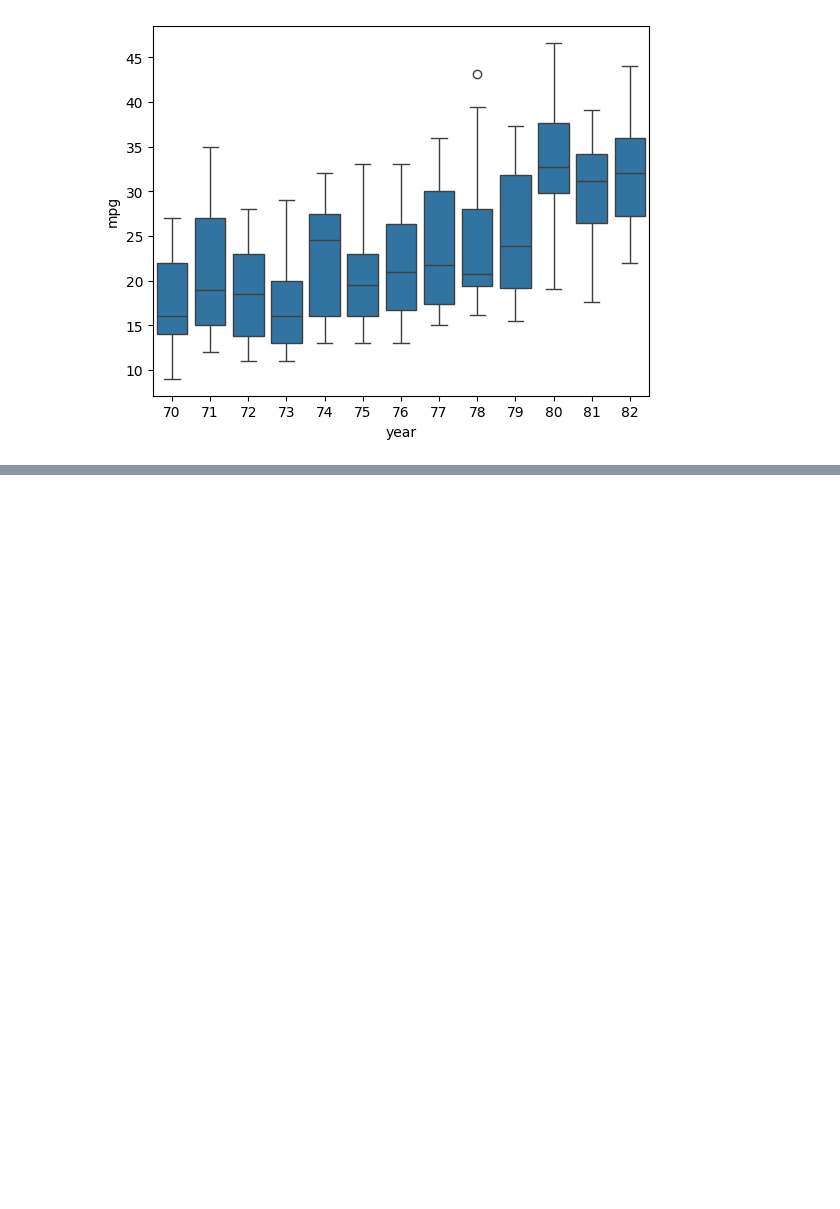
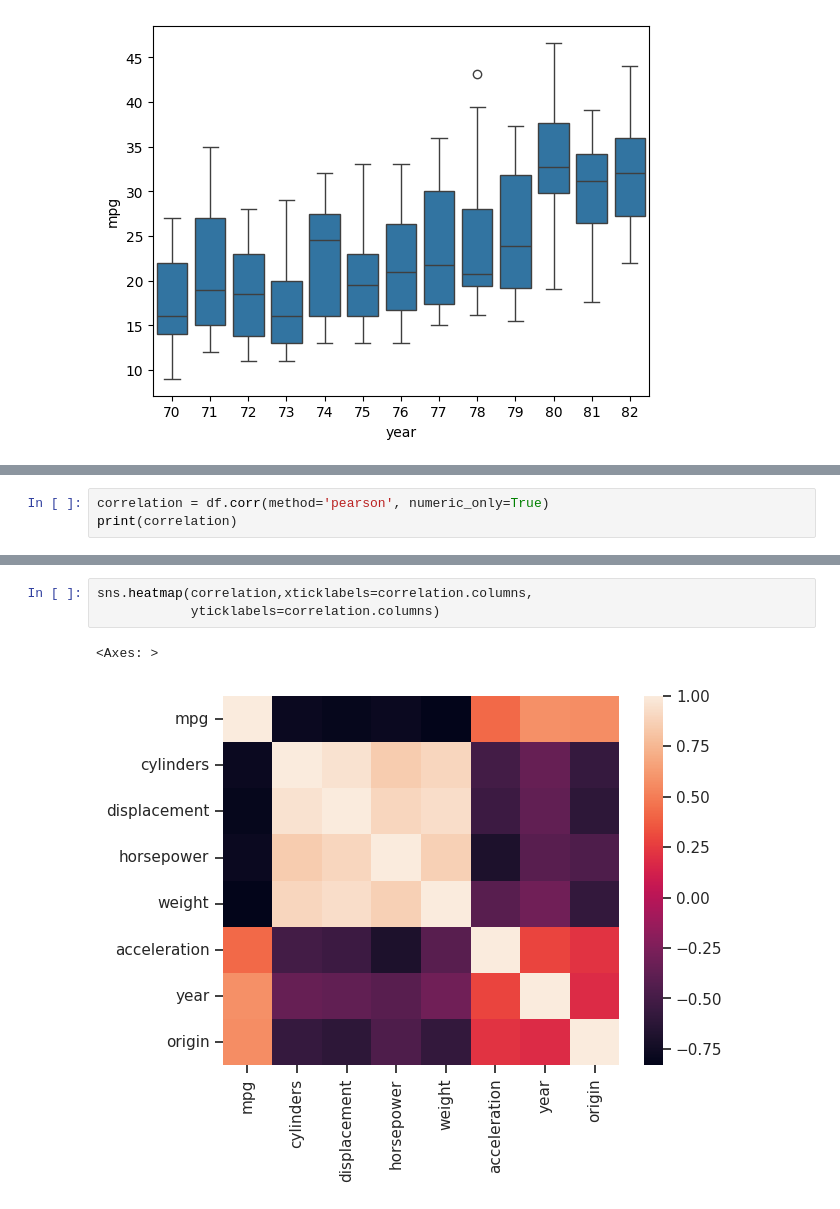
Before and after one commit to GHAUTHAM2509/data_analytics_da, a Jupyter notebook: 23BCE0487.ipynb, the cells around one changed output, grey strips where cells are left out. Cells and saved outputs as stored; diff of their text form; blank space fills up the shorter version.

```diff
--- a/23BCE0487.ipynb
+++ b/23BCE0487.ipynb
@@ -267,0 +297,3 @@ sns.boxplot(x="year", y="mpg",data=df)
+# %%
+correlation = df.corr(method='pearson', numeric_only=True)
+print(correlation)
@@ -267,0 +320,6 @@ sns.boxplot(x="year", y="mpg",data=df)
+# %%
+sns.heatmap(correlation,xticklabels=correlation.columns,
+            yticklabels=correlation.columns)
+# %% [output]
+<Axes: >
+[figure, added]
```
Also changed, not shown: parts of 6 cells of this notebook.
